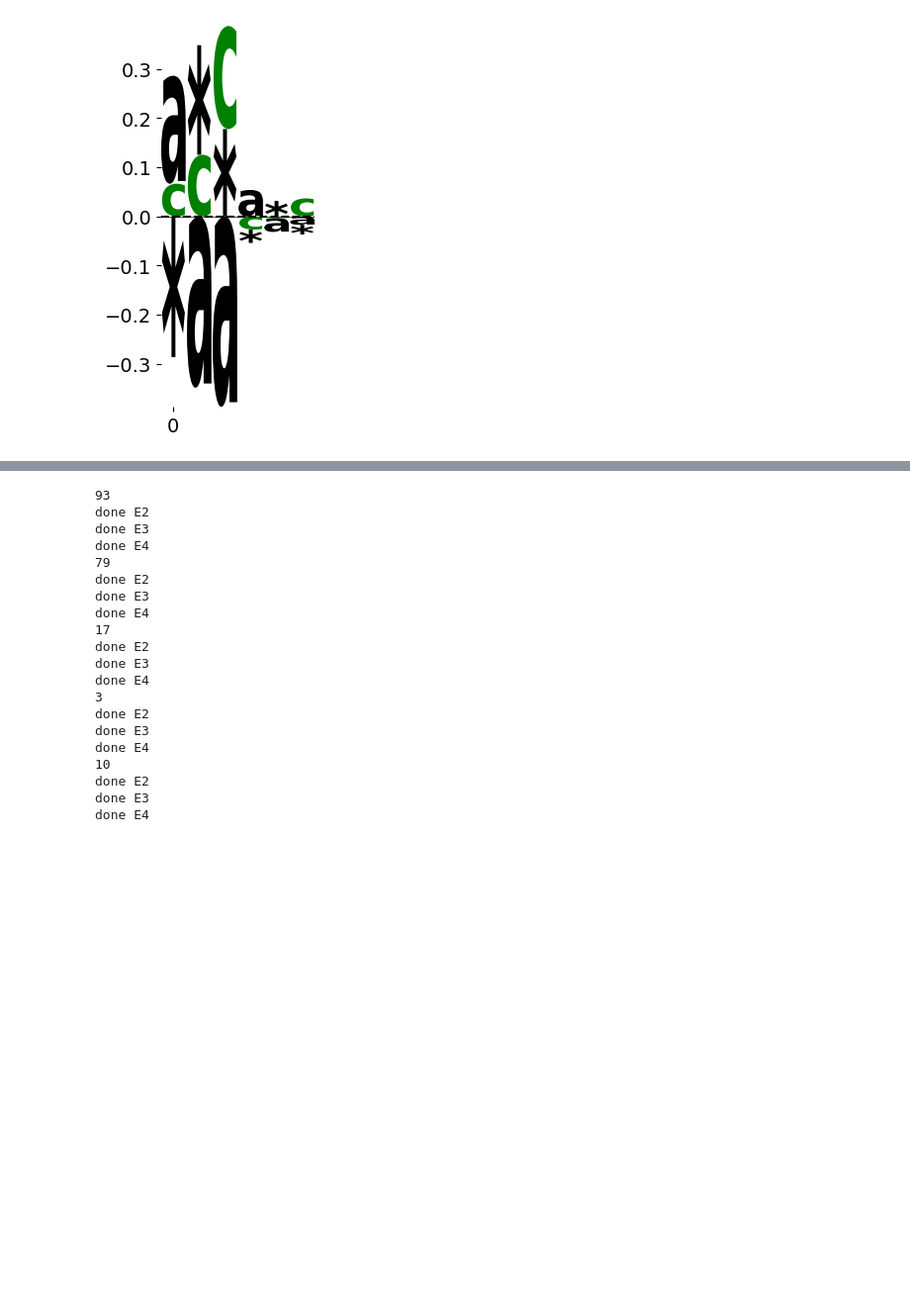
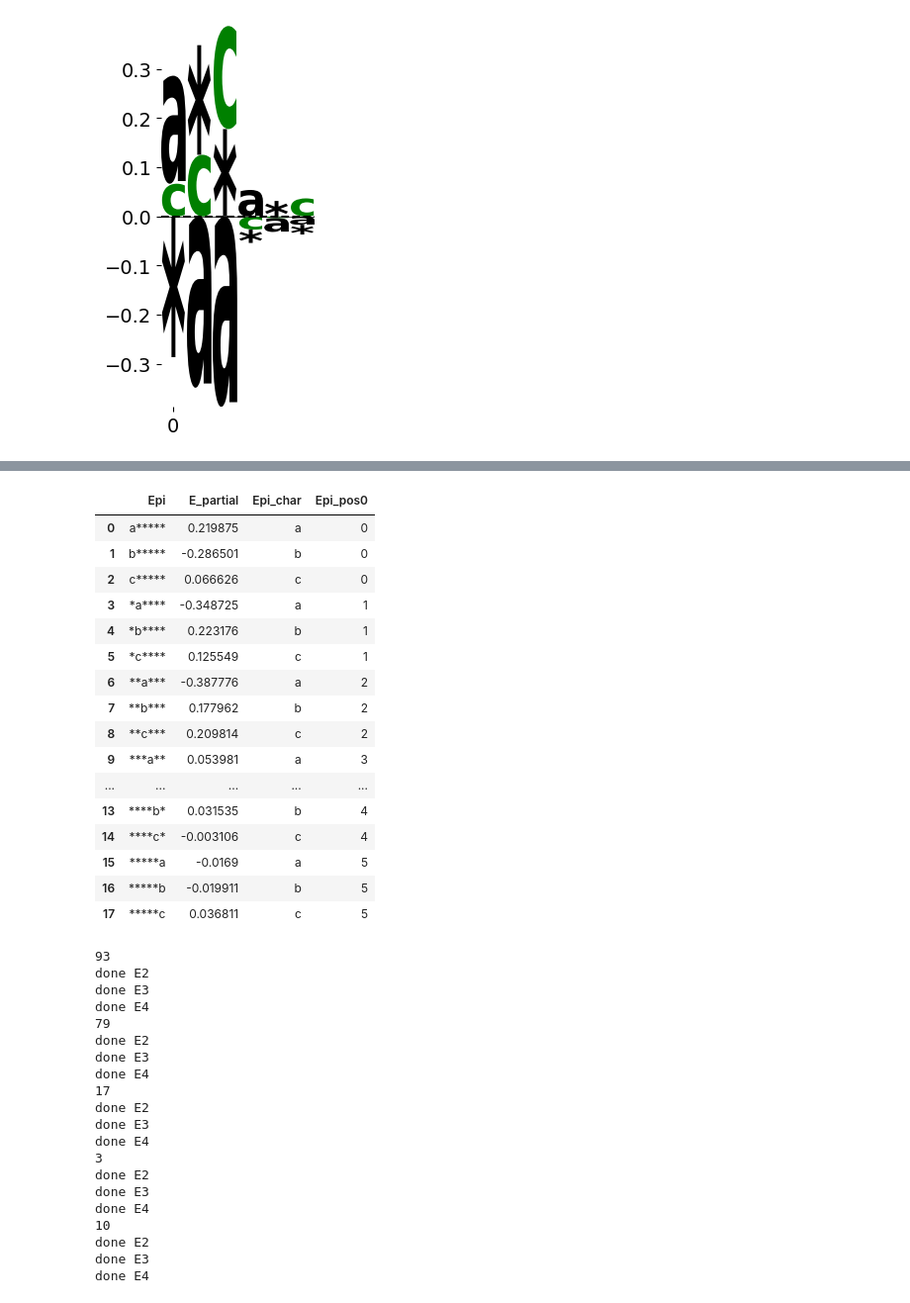
Before and after one commit to Creixell-lab/epystasis, a Jupyter notebook: Epistasis_20250821_PIN136.ipynb, the cells around one changed output, grey strips where cells are left out. Shown at 99% size. Drawn from its saved outputs; the diff is of its cells as text; code cells hidden in the pictures; blank space fills up the shorter version.

```diff
--- a/Epistasis_20250821_PIN136.ipynb
+++ b/Epistasis_20250821_PIN136.ipynb
@@ -928,3 +1051,23 @@ pheno_pre_linear
+# %%
+E1_df
+# %% [output]
+|  | Epi | E_partial | Epi_char | Epi_pos0 |
+| 0 | a***** | 0.219875 | a | 0 |
+| 1 | b***** | -0.286501 | b | 0 |
+| 2 | c***** | 0.066626 | c | 0 |
+| 3 | *a**** | -0.348725 | a | 1 |
+| 4 | *b**** | 0.223176 | b | 1 |
+| 5 | *c**** | 0.125549 | c | 1 |
+| 6 | **a*** | -0.387776 | a | 2 |
+| 7 | **b*** | 0.177962 | b | 2 |
+| 8 | **c*** | 0.209814 | c | 2 |
+| 9 | ***a** | 0.053981 | a | 3 |
+| ... | ... | ... | ... | ... |
+| 13 | ****b* | 0.031535 | b | 4 |
+| 14 | ****c* | -0.003106 | c | 4 |
+| 15 | *****a | -0.0169 | a | 5 |
+| 16 | *****b | -0.019911 | b | 5 |
+| 17 | *****c | 0.036811 | c | 5 |
 # %%
 #@title Run a Second-order Calculation and Detect Pairwise Epistasis
 #@markdown 2nd order and higher orders of epistasis calculations are performed after linearisation of the first order effects
```
Also changed, not shown: parts of 7 cells of this notebook.
